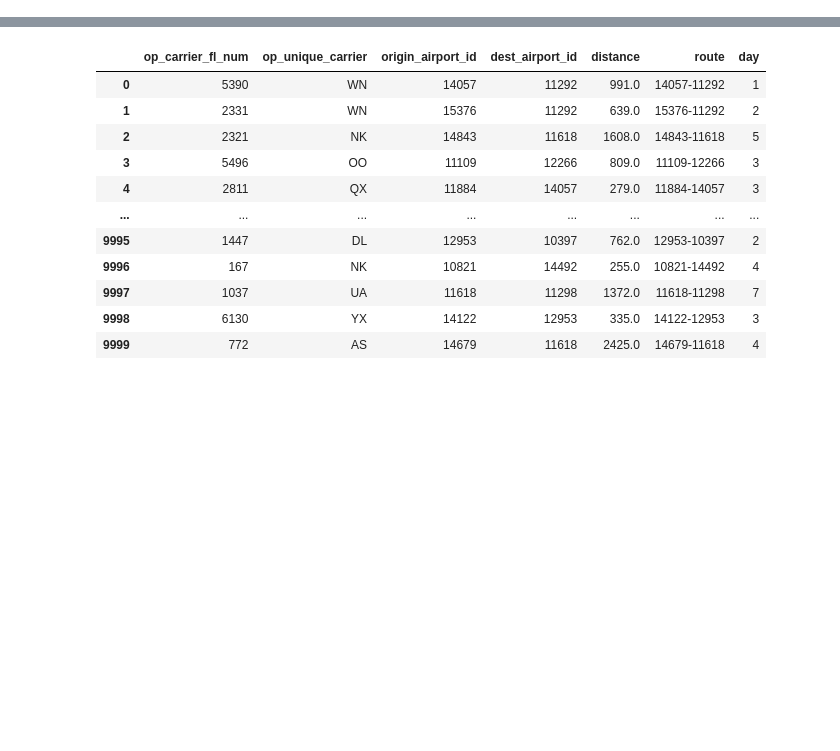
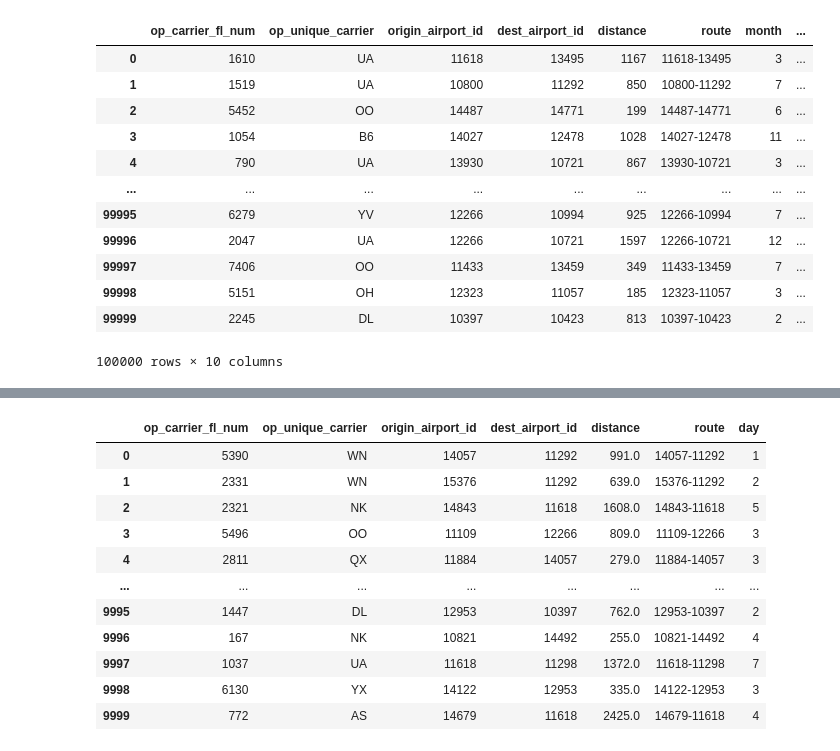
Before and after one commit to hapl/predict-flight-delays, a Jupyter notebook: src/modules/Sandbox_weather.ipynb, the cells around one changed output, grey strips where cells are left out. Drawn from its saved outputs; the diff is of its cells as text; code cells hidden in the pictures; blank space fills up the shorter version.

Commit message:
updated to get transformed model data

```diff
--- a/src/modules/Sandbox_weather.ipynb
+++ b/src/modules/Sandbox_weather.ipynb
@@ -81,0 +162,18 @@ airports_ids =  pd.read_csv("/Users/hugo/Library/CloudStorage/OneDrive-Personal/
+# %%
+df = pd.read_csv("random_sample_flight_data.csv")
+df['fl_date'] = df['fl_date'].astype('datetime64')
+df
+# %% [output]
+|  | op_carrier_fl_num | op_unique_carrier | origin_airport_id | dest_airport_id | distance | route | month | ... |
+| 0 | 1610 | UA | 11618 | 13495 | 1167 | 11618-13495 | 3 | ... |
+| 1 | 1519 | UA | 10800 | 11292 | 850 | 10800-11292 | 7 | ... |
+| 2 | 5452 | OO | 14487 | 14771 | 199 | 14487-14771 | 6 | ... |
+| 3 | 1054 | B6 | 14027 | 12478 | 1028 | 14027-12478 | 11 | ... |
+| 4 | 790 | UA | 13930 | 10721 | 867 | 13930-10721 | 3 | ... |
+| ... | ... | ... | ... | ... | ... | ... | ... | ... |
+| 99995 | 6279 | YV | 12266 | 10994 | 925 | 12266-10994 | 7 | ... |
+| 99996 | 2047 | UA | 12266 | 10721 | 1597 | 12266-10721 | 12 | ... |
+| 99997 | 7406 | OO | 11433 | 13459 | 349 | 11433-13459 | 7 | ... |
+| 99998 | 5151 | OH | 12323 | 11057 | 185 | 12323-11057 | 3 | ... |
+| 99999 | 2245 | DL | 10397 | 10423 | 813 | 10397-10423 | 2 | ... |
+100000 rows × 10 columns
```
Also changed, not shown: parts of 25 cells of this notebook.
